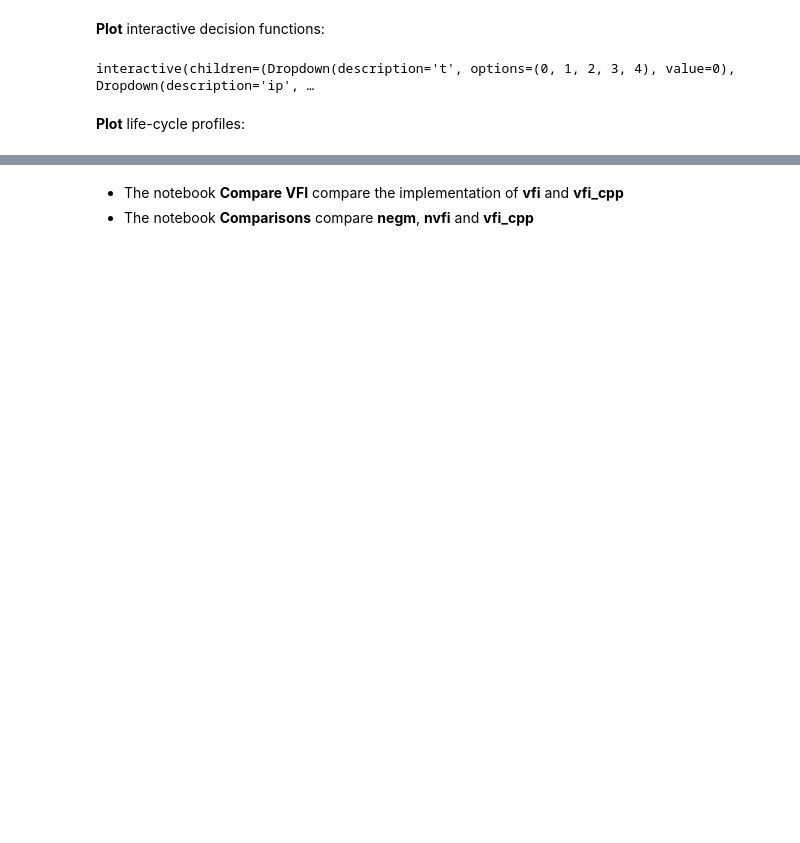
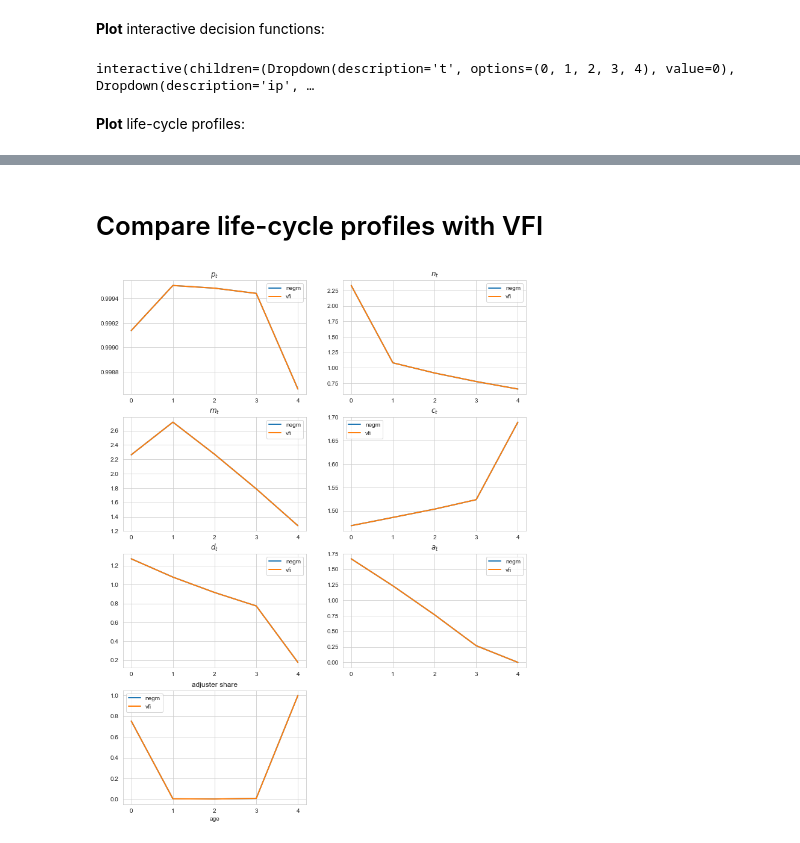
Before and after one commit to NumEconCopenhagen/ConsumptionSavingNotebooks, a Jupyter notebook: DurableConsumptionModel/DurableConsumptionModel.ipynb, the cells around one changed output, grey strips where cells are left out. Saved outputs shown, nothing was run; the diff lists cells and outputs as text; code cells hidden in the pictures; blank space fills up the shorter version.

```diff
--- a/DurableConsumptionModel/DurableConsumptionModel.ipynb
+++ b/DurableConsumptionModel/DurableConsumptionModel.ipynb
@@ -199,3 +220,11 @@ lifecycle_compare(model_negm,'negm',model_nvfi,'nvfi')
-# %% [markdown]
-* The notebook **Compare VFI** compare the implementation of **vfi** and **vfi_cpp**
-* The notebook **Comparisons** compare **negm**, **nvfi** and **vfi_cpp**
+# %% [markdown]
+# Compare life-cycle profiles with VFI
+# %%
+model_vfi = DurableConsumptionModelClass(name='example',solmethod='vfi_cpp',compiler='vs',T=T)
+model_vfi.solve()
+model_vfi.simulate()
+model_vfi.save()
+# %%
+lifecycle_compare(model_negm,'negm',model_vfi,'vfi')
+# %% [output]
+[figure, added]
```
Also changed, not shown: parts of 26 cells of this notebook, 52 other files.
